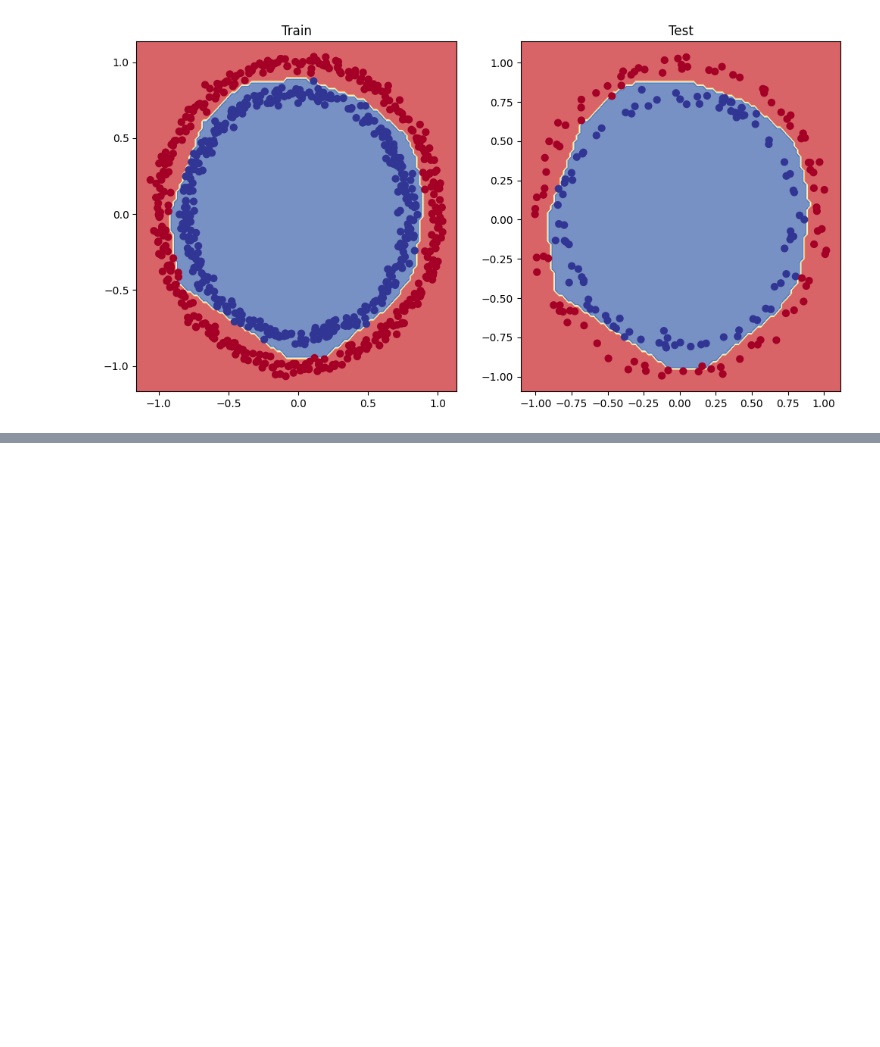
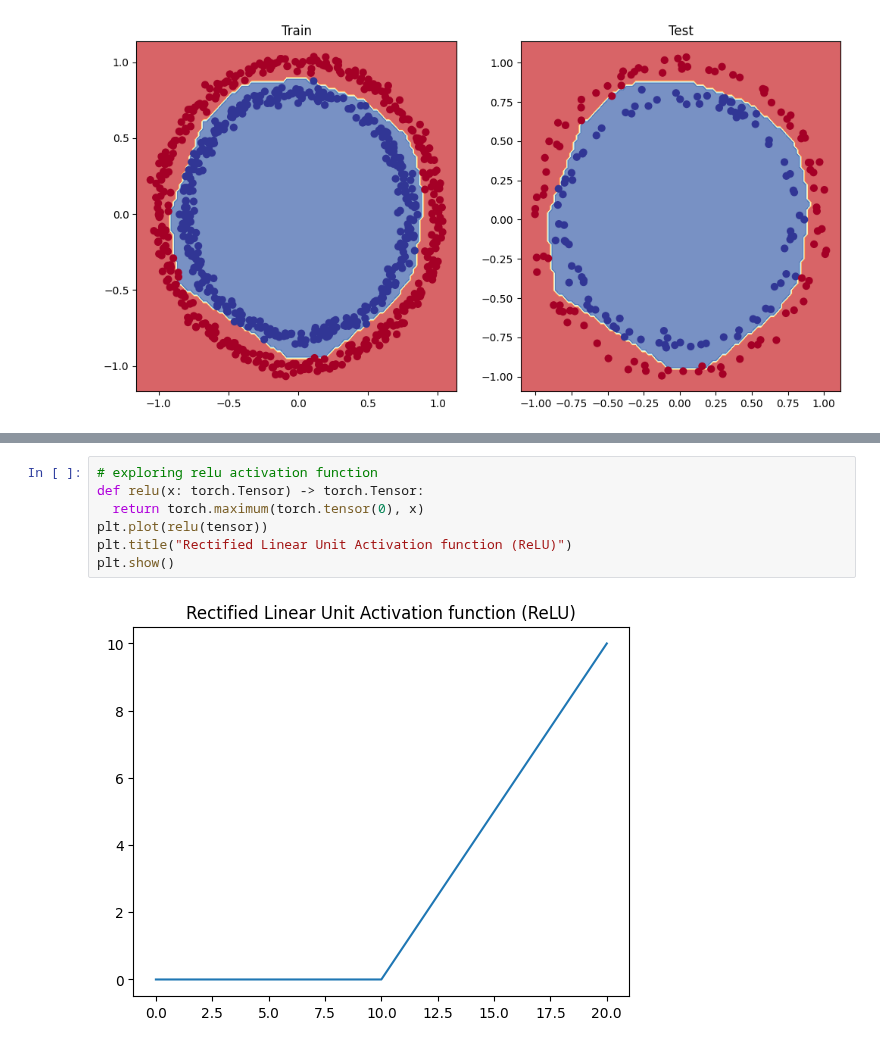
Before and after one commit to Muntasir2179/pytorch-learnig, a Jupyter notebook: 02_neural_network_classification.ipynb, the cells around one changed output, grey strips where cells are left out. Cells and saved outputs as stored; diff of their text form; blank space fills up the shorter version.

```diff
--- a/02_neural_network_classification.ipynb
+++ b/02_neural_network_classification.ipynb
@@ -464,0 +486,9 @@ plt.show()
+# %%
+# exploring relu activation function
+def relu(x: torch.Tensor) -> torch.Tensor:
+  return torch.maximum(torch.tensor(0), x)
+plt.plot(relu(tensor))
+plt.title("Rectified Linear Unit Activation function (ReLU)")
+plt.show()
+# %% [output]
+[figure, added]
```
Also changed, not shown: parts of 6 cells of this notebook.
